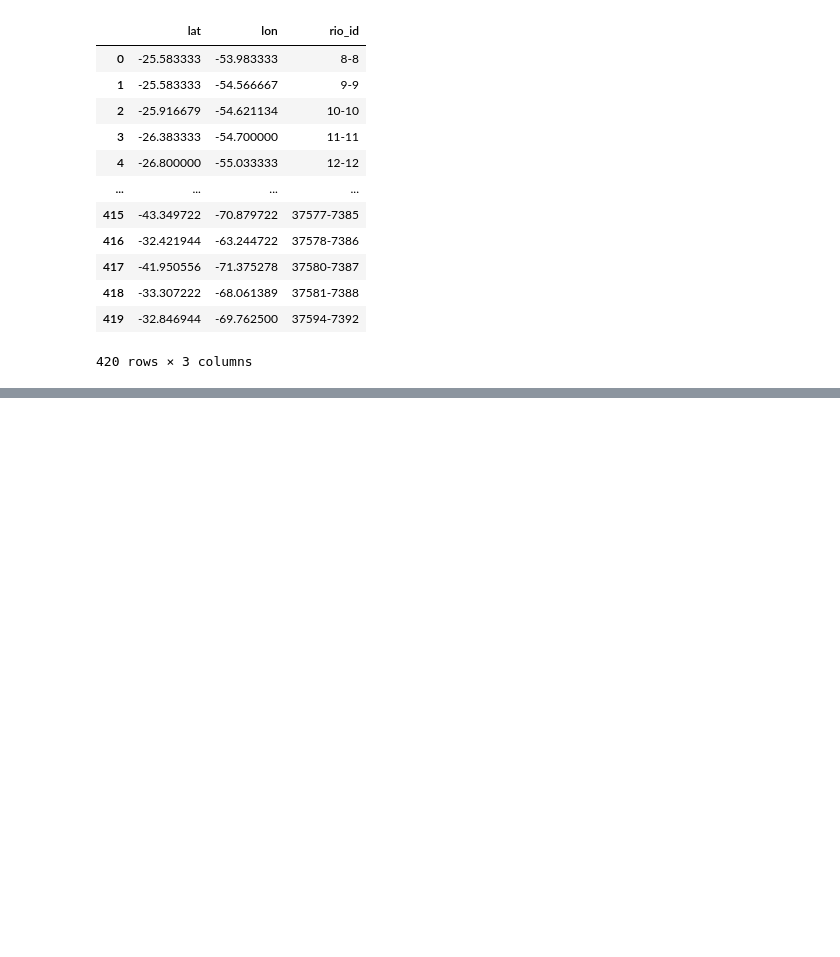
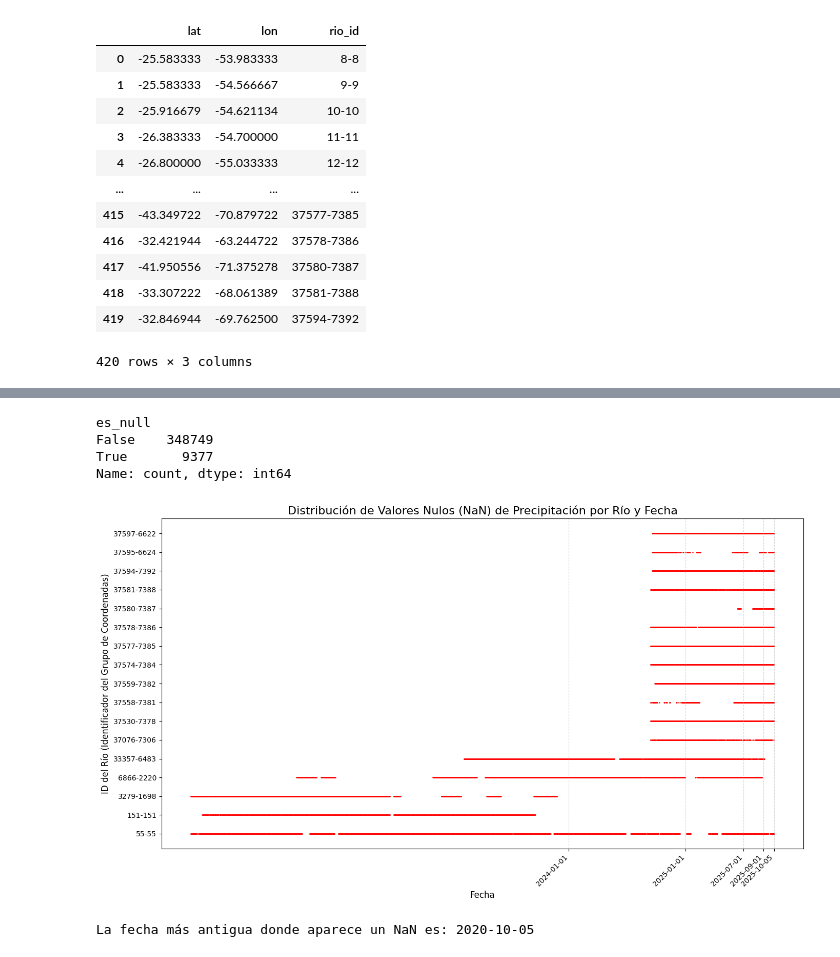
Before and after one commit to NicoBatti/sirena_batti_pruebas, a Jupyter notebook: crear_csv.ipynb, the cells around one changed output, grey strips where cells are left out. Cells and saved outputs as stored; diff of their text form; code cells hidden in the pictures; blank space fills up the shorter version.

```diff
--- a/crear_csv.ipynb
+++ b/crear_csv.ipynb
@@ -350,0 +316,2 @@ KeyboardInterrupt:
+# %%
+df = df.drop(columns=["Unnamed: 0.1", "Unnamed: 0"])
@@ -350,0 +349,3 @@ KeyboardInterrupt:
+# %%
+df = df.rename(columns= {'fecha_coincidencia': "date", 'valor': "altura_value", 'precipitations_value': "precipitaciones_value"})
+df.head()
@@ -350,0 +359,2 @@ KeyboardInterrupt:
+# %%
+df = df[['date', 'rio_id', 'lat', 'lon', 'altura_value', 'precipitaciones_value']]
@@ -350,0 +385,2 @@ KeyboardInterrupt:
+# %%
+df["es_null"] = df['precipitaciones_value'].isnull()
@@ -350,0 +404,61 @@ KeyboardInterrupt:
+# %%
+df["es_null"].value_counts()
+# %% [output]
+es_null
+False    348749
+True       9377
+Name: count, dtype: int64
+# %%
+import matplotlib.pyplot as plt
+import pandas as pd
+
+# 1. Asegurar que las columnas clave estén listas (¡Crucial!)
+df['date'] = pd.to_datetime(df['date'])
+# Crear la columna booleana (si no existe)
+df['es_nulo'] = df['precipitaciones_value'].isnull()
+
+
+# 2. Filtrar el DataFrame para incluir SOLO las filas donde la precipitación es nula
+df_nulos = df[df['es_nulo'] == True].copy()
+
+
+# 3. Generar el gráfico de dispersión (Scatter Plot)
+plt.figure(figsize=(14, 8))
+
+# Graficamos el punto (date) vs. (rio_id) SOLAMENTE para los registros nulos
+plt.scatter(
+    df_nulos['date'],
+    df_nulos['rio_id'],
+    s=1,  # Tamaño pequeño del punto (1) para manejar la densidad de datos
+    color='red',
+    alpha=0.8 # Transparencia ligera
+)
+
+# 4. Configurar el Eje X (Fechas)
+# Configuramos marcas específicas en los meses finales para un zoom en 2025
+fechas_zoom = pd.to_datetime([
+    '2024-01-01', '2025-01-01', '2025-07-01', '2025-09-01', '2025-10-05'
+])
+
+plt.xticks(
+    fechas_zoom,
+    [d.strftime('%Y-%m-%d') for d in fechas_zoom],
+    rotation=45,
+    ha='right'
+)
+
+
+# 5. Etiquetas y Título
+plt.title('Distribución de Valores Nulos (NaN) de Precipitación por Río y Fecha', fontsize=16)
+plt.xlabel('Fecha', fontsize=12)
+plt.ylabel('ID del Río (Identificador del Grupo de Coordenadas)', fontsize=12)
+plt.grid(axis='x', linestyle='--', alpha=0.5)
+plt.tight_layout()
+plt.show()
+
+# 6. Encontrar la fecha de corte mínima (para confirmar la hipótesis)
+fecha_minima_nulo = df_nulos['date'].min().date()
+print(f"\nLa fecha más antigua donde aparece un NaN es: {fecha_minima_nulo}")
+# %% [output]
+[figure, added]
+La fecha más antigua donde aparece un NaN es: 2020-10-05
```
Also changed, not shown: parts of 24 cells of this notebook, 8 other files.
